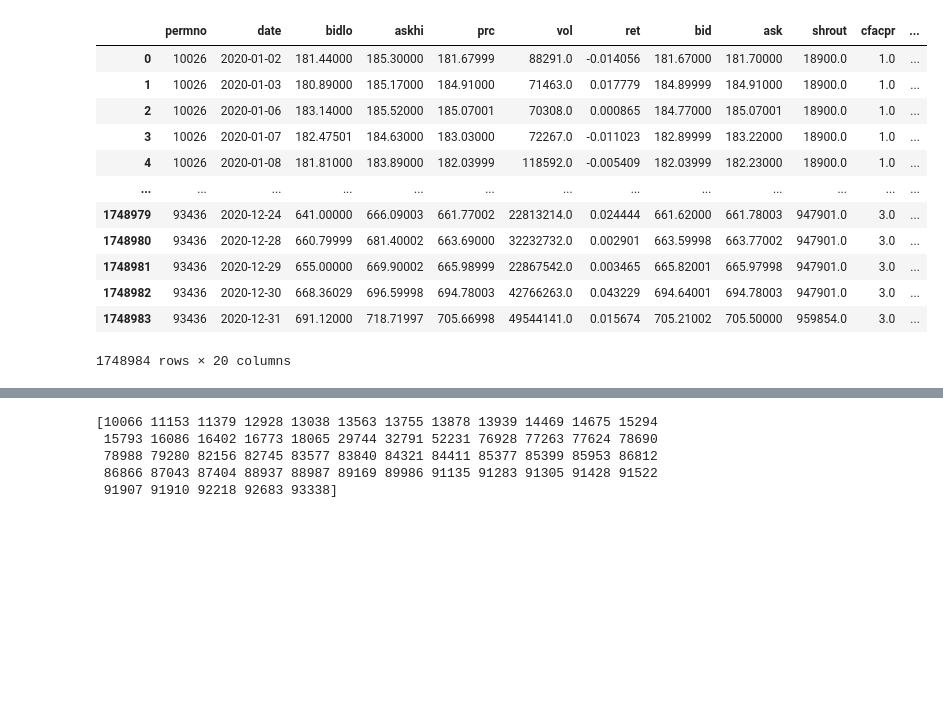
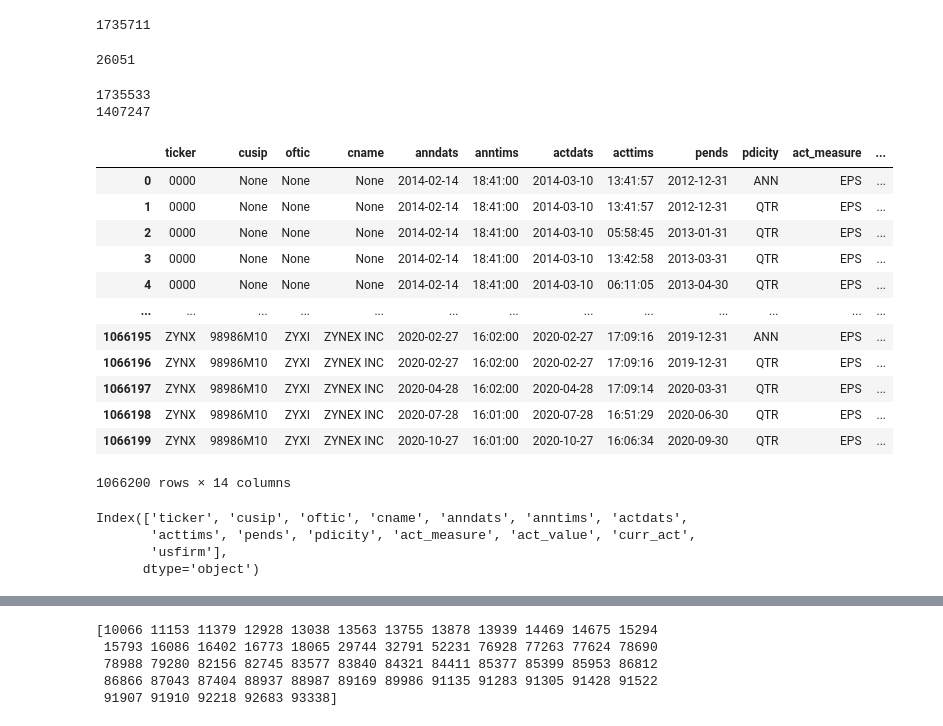
Before and after one commit to navid-nb/MSc_ML_Project1, a Jupyter notebook: temp.ipynb, the cells around one changed output, grey strips where cells are left out. Drawn from its saved outputs; the diff is of its cells as text; code cells hidden in the pictures; blank space fills up the shorter version.

```diff
--- a/temp.ipynb
+++ b/temp.ipynb
@@ -0,0 +56,15 @@
+# %%
+pd.set_option('display.max_columns', None)
+# Group by 'permno' level of the multi-index
+permno_groups = dict(tuple(dfb.groupby(level='permno')))
+
+# # Now you can access each group by its permno key, for example:
+# some_permno = list(permno_groups.keys())[0]
+# group_df = permno_groups[some_permno]
+
+# Extract Apple's data using its permno 14593
+df_apple = permno_groups.get(14593)
+
+# Now df_apple contains the data only for Apple
+print(len(df_apple))
+df_apple.head()
@@ -1,21 +143,44 @@
+# %%
+print(len( dfb ))
+len(out)
+# %% [output]
+1735711
+26051
+# %%
+
+print(len(dfb[dfb.isna().any(axis=1)]))
+print(len(dfa[dfa.isna().any(axis=1)]))
+# %% [output]
+1735533
+1407247
 # %%
 import pandas as pd
-dsf = pd.read_parquet('wrds_extracts\\run_20250914_133747\\dsf.parquet')
-names = pd.read_parquet('wrds_extracts\\run_20250914_133747\\stocknames.parquet')
-df_prices= pd.read_csv('temp_files\\df_prices.csv')
-df_prices2= pd.read_csv('temp_files\\df_prices2.csv')
-df_prices
+# dsf = pd.read_parquet('wrds_extracts\\run_20250914_133747\\dsf.parquet')
+# names = pd.read_parquet('wrds_extracts\\run_20250914_133747\\stocknames.parquet')
+# df_prices= pd.read_csv('temp_files\\df_prices.csv')
+# df_prices2= pd.read_csv('temp_files\\df_prices2.csv')
+ibes = pd.read_parquet('wrds_extracts\\run_20250914_133747\\ibes_stats.parquet')
+ibes2 = pd.read_parquet('wrds_extracts\\run_20250914_133747\\ibes_act.parquet')
+
+ibes2
 # %% [output]
-|  | permno | date | bidlo | askhi | prc | vol | ret | bid | ask | shrout | cfacpr | ... |
-| 0 | 10026 | 2020-01-02 | 181.44000 | 185.30000 | 181.67999 | 88291.0 | -0.014056 | 181.67000 | 181.70000 | 18900.0 | 1.0 | ... |
-| 1 | 10026 | 2020-01-03 | 180.89000 | 185.17000 | 184.91000 | 71463.0 | 0.017779 | 184.89999 | 184.91000 | 18900.0 | 1.0 | ... |
-| 2 | 10026 | 2020-01-06 | 183.14000 | 185.52000 | 185.07001 | 70308.0 | 0.000865 | 184.77000 | 185.07001 | 18900.0 | 1.0 | ... |
-| 3 | 10026 | 2020-01-07 | 182.47501 | 184.63000 | 183.03000 | 72267.0 | -0.011023 | 182.89999 | 183.22000 | 18900.0 | 1.0 | ... |
-| 4 | 10026 | 2020-01-08 | 181.81000 | 183.89000 | 182.03999 | 118592.0 | -0.005409 | 182.03999 | 182.23000 | 18900.0 | 1.0 | ... |
+|  | ticker | cusip | oftic | cname | anndats | anntims | actdats | acttims | pends | pdicity | act_measure | ... |
+| 0 | 0000 | None | None | None | 2014-02-14 | 18:41:00 | 2014-03-10 | 13:41:57 | 2012-12-31 | ANN | EPS | ... |
+| 1 | 0000 | None | None | None | 2014-02-14 | 18:41:00 | 2014-03-10 | 13:41:57 | 2012-12-31 | QTR | EPS | ... |
+| 2 | 0000 | None | None | None | 2014-02-14 | 18:41:00 | 2014-03-10 | 05:58:45 | 2013-01-31 | QTR | EPS | ... |
+| 3 | 0000 | None | None | None | 2014-02-14 | 18:41:00 | 2014-03-10 | 13:42:58 | 2013-03-31 | QTR | EPS | ... |
+| 4 | 0000 | None | None | None | 2014-02-14 | 18:41:00 | 2014-03-10 | 06:11:05 | 2013-04-30 | QTR | EPS | ... |
 | ... | ... | ... | ... | ... | ... | ... | ... | ... | ... | ... | ... | ... |
-| 1748979 | 93436 | 2020-12-24 | 641.00000 | 666.09003 | 661.77002 | 22813214.0 | 0.024444 | 661.62000 | 661.78003 | 947901.0 | 3.0 | ... |
-| 1748980 | 93436 | 2020-12-28 | 660.79999 | 681.40002 | 663.69000 | 32232732.0 | 0.002901 | 663.59998 | 663.77002 | 947901.0 | 3.0 | ... |
-| 1748981 | 93436 | 2020-12-29 | 655.00000 | 669.90002 | 665.98999 | 22867542.0 | 0.003465 | 665.82001 | 665.97998 | 947901.0 | 3.0 | ... |
-| 1748982 | 93436 | 2020-12-30 | 668.36029 | 696.59998 | 694.78003 | 42766263.0 | 0.043229 | 694.64001 | 694.78003 | 947901.0 | 3.0 | ... |
-| 1748983 | 93436 | 2020-12-31 | 691.12000 | 718.71997 | 705.66998 | 49544141.0 | 0.015674 | 705.21002 | 705.50000 | 959854.0 | 3.0 | ... |
+| 1066195 | ZYNX | 98986M10 | ZYXI | ZYNEX INC | 2020-02-27 | 16:02:00 | 2020-02-27 | 17:09:16 | 2019-12-31 | ANN | EPS | ... |
+| 1066196 | ZYNX | 98986M10 | ZYXI | ZYNEX INC | 2020-02-27 | 16:02:00 | 2020-02-27 | 17:09:16 | 2019-12-31 | QTR | EPS | ... |
+| 1066197 | ZYNX | 98986M10 | ZYXI | ZYNEX INC | 2020-04-28 | 16:02:00 | 2020-04-28 | 17:09:14 | 2020-03-31 | QTR | EPS | ... |
+| 1066198 | ZYNX | 98986M10 | ZYXI | ZYNEX INC | 2020-07-28 | 16:01:00 | 2020-07-28 | 16:51:29 | 2020-06-30 | QTR | EPS | ... |
+| 1066199 | ZYNX | 98986M10 | ZYXI | ZYNEX INC | 2020-10-27 | 16:01:00 | 2020-10-27 | 16:06:34 | 2020-09-30 | QTR | EPS | ... |
-1748984 rows × 20 columns
+1066200 rows × 14 columns
+# %%
+ibes2.columns
+# %% [output]
+Index(['ticker', 'cusip', 'oftic', 'cname', 'anndats', 'anntims', 'actdats',
+       'acttims', 'pends', 'pdicity', 'act_measure', 'act_value', 'curr_act',
+       'usfirm'],
+      dtype='object')
```
Also changed, not shown: parts of 7 cells of this notebook, 3 other files.
